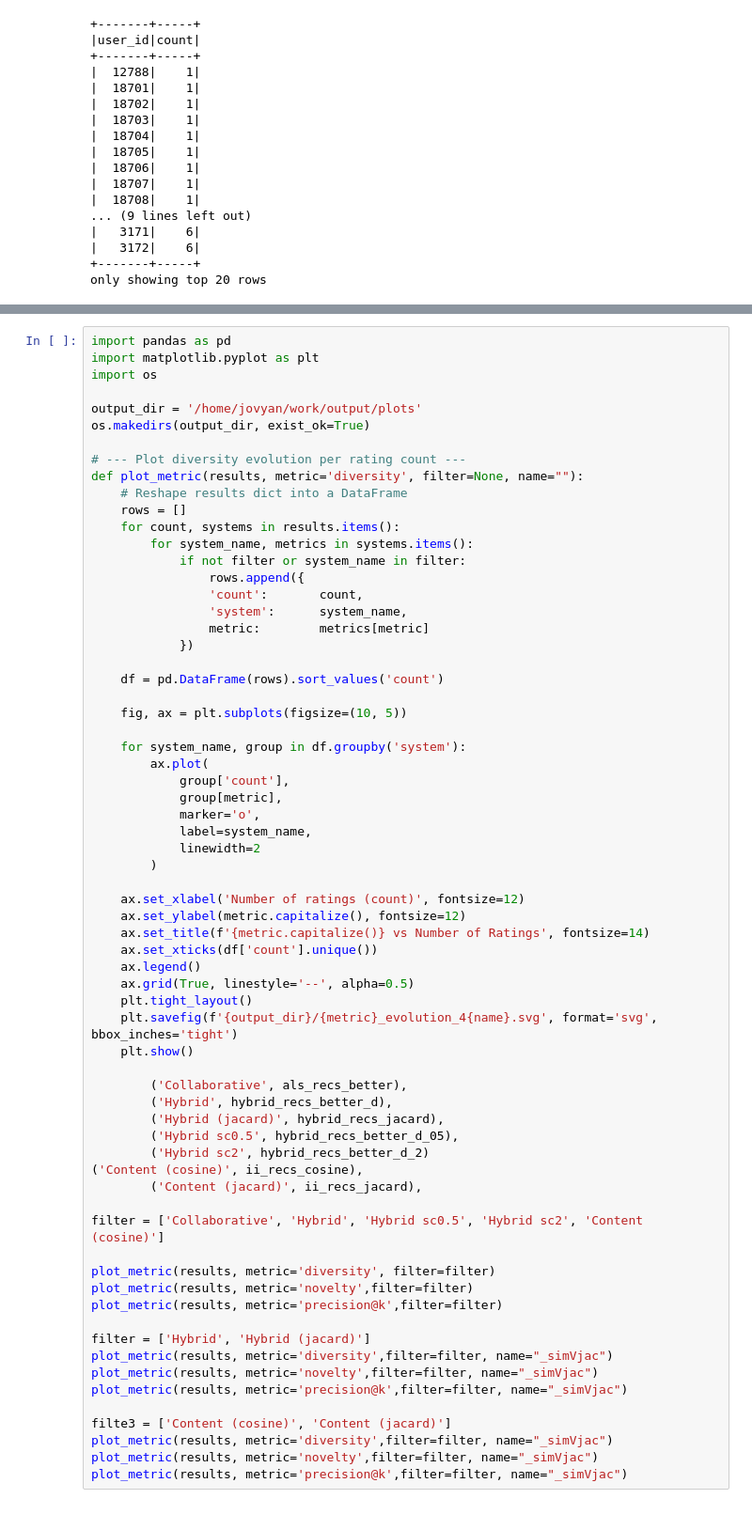
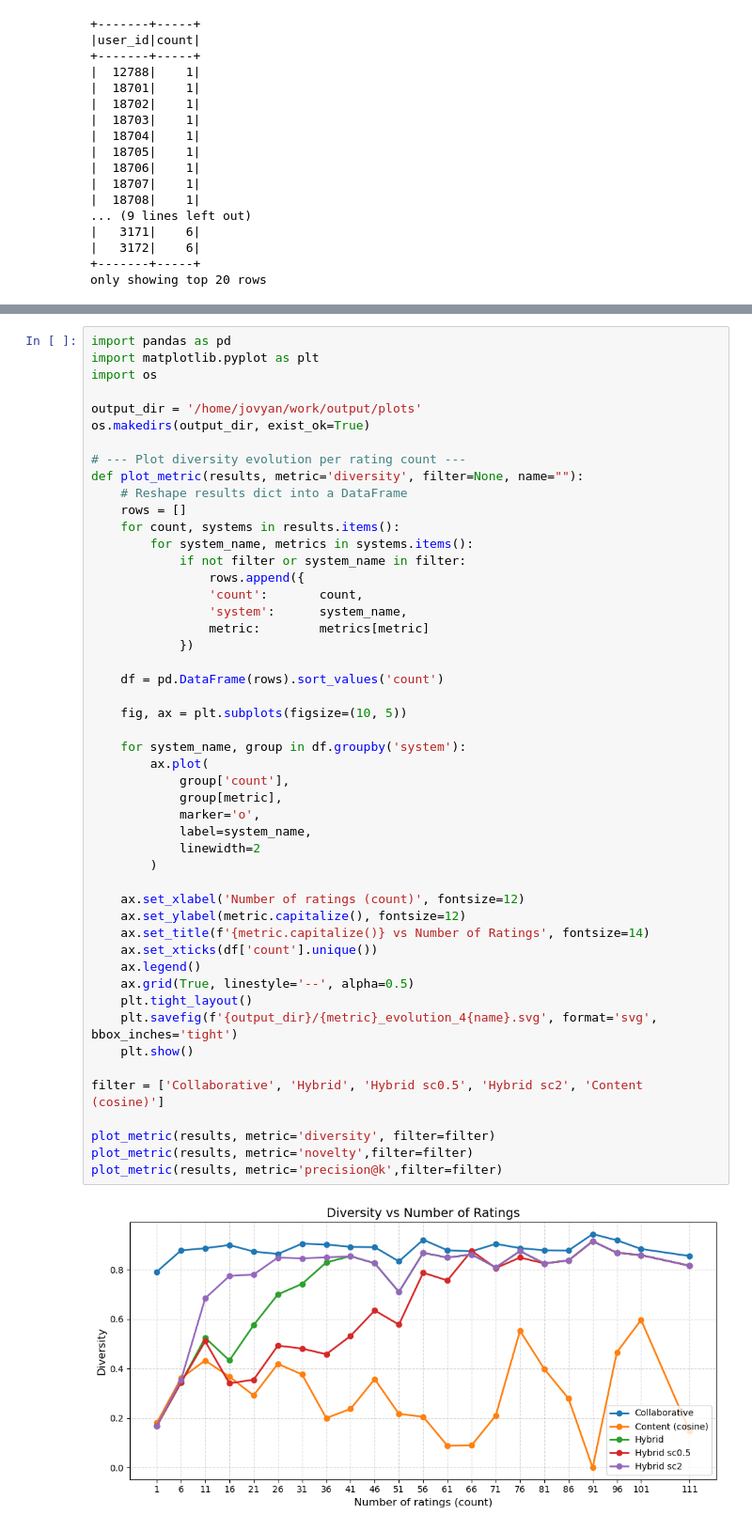
Before and after one commit to W-Vermeersch/Scalable, a Jupyter notebook: notebooks/plotting_rating_numbers.ipynb, the cells around one changed output, grey strips where cells are left out. Shown at 94% size. Cells and saved outputs as stored; diff of their text form.

Commit message:
latest plots

```diff
--- a/notebooks/plotting_rating_numbers.ipynb
+++ b/notebooks/plotting_rating_numbers.ipynb
@@ -240,48 +227,32 @@ def plot_metric(results, metric='diversity', filter=None, name=""):
             })
 
     df = pd.DataFrame(rows).sort_values('count')
 
     fig, ax = plt.subplots(figsize=(10, 5))
 
     for system_name, group in df.groupby('system'):
         ax.plot(
             group['count'],
             group[metric],
             marker='o',
             label=system_name,
             linewidth=2
         )
 
     ax.set_xlabel('Number of ratings (count)', fontsize=12)
     ax.set_ylabel(metric.capitalize(), fontsize=12)
     ax.set_title(f'{metric.capitalize()} vs Number of Ratings', fontsize=14)
     ax.set_xticks(df['count'].unique())
     ax.legend()
     ax.grid(True, linestyle='--', alpha=0.5)
     plt.tight_layout()
     plt.savefig(f'{output_dir}/{metric}_evolution_4{name}.svg', format='svg', bbox_inches='tight')
     plt.show()
 
-        ('Collaborative', als_recs_better),
-        ('Hybrid', hybrid_recs_better_d),
-        ('Hybrid (jacard)', hybrid_recs_jacard),
-        ('Hybrid sc0.5', hybrid_recs_better_d_05),
-        ('Hybrid sc2', hybrid_recs_better_d_2)
-('Content (cosine)', ii_recs_cosine),
-        ('Content (jacard)', ii_recs_jacard),
-
 filter = ['Collaborative', 'Hybrid', 'Hybrid sc0.5', 'Hybrid sc2', 'Content (cosine)']
 
 plot_metric(results, metric='diversity', filter=filter)
 plot_metric(results, metric='novelty',filter=filter)
 plot_metric(results, metric='precision@k',filter=filter)
-
-filter = ['Hybrid', 'Hybrid (jacard)']
-plot_metric(results, metric='diversity',filter=filter, name="_simVjac")
-plot_metric(results, metric='novelty',filter=filter, name="_simVjac")
-plot_metric(results, metric='precision@k',filter=filter, name="_simVjac")
-
-filte3 = ['Content (cosine)', 'Content (jacard)']
-plot_metric(results, metric='diversity',filter=filter, name="_simVjac")
-plot_metric(results, metric='novelty',filter=filter, name="_simVjac")
-plot_metric(results, metric='precision@k',filter=filter, name="_simVjac")
+# %% [output]
+[figure, added]
```
Also changed, not shown: parts of 6 cells of this notebook.
